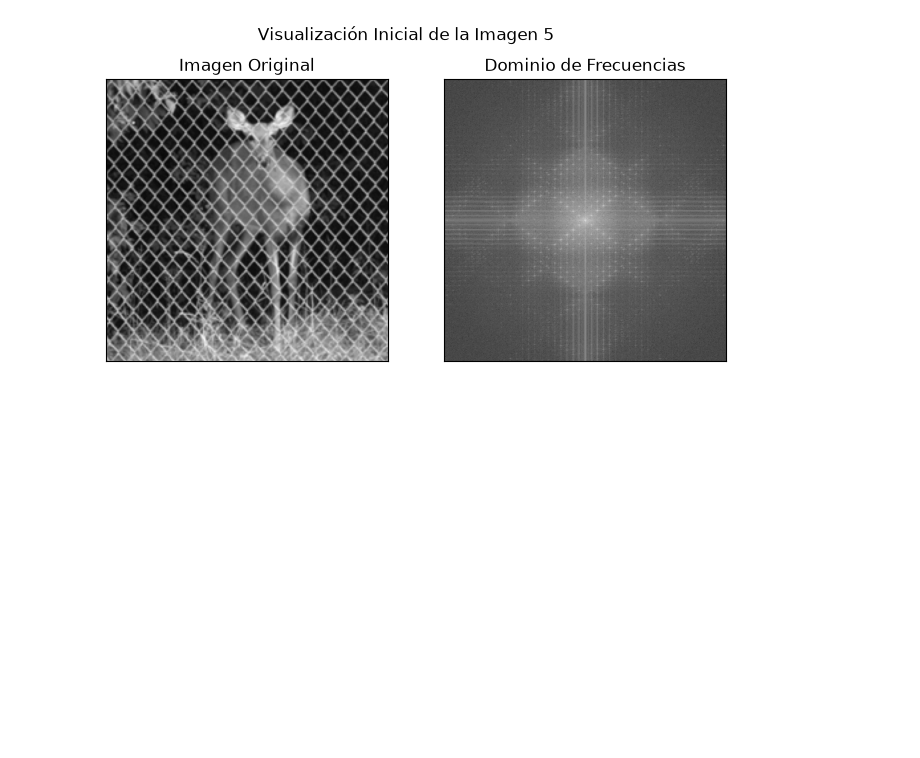
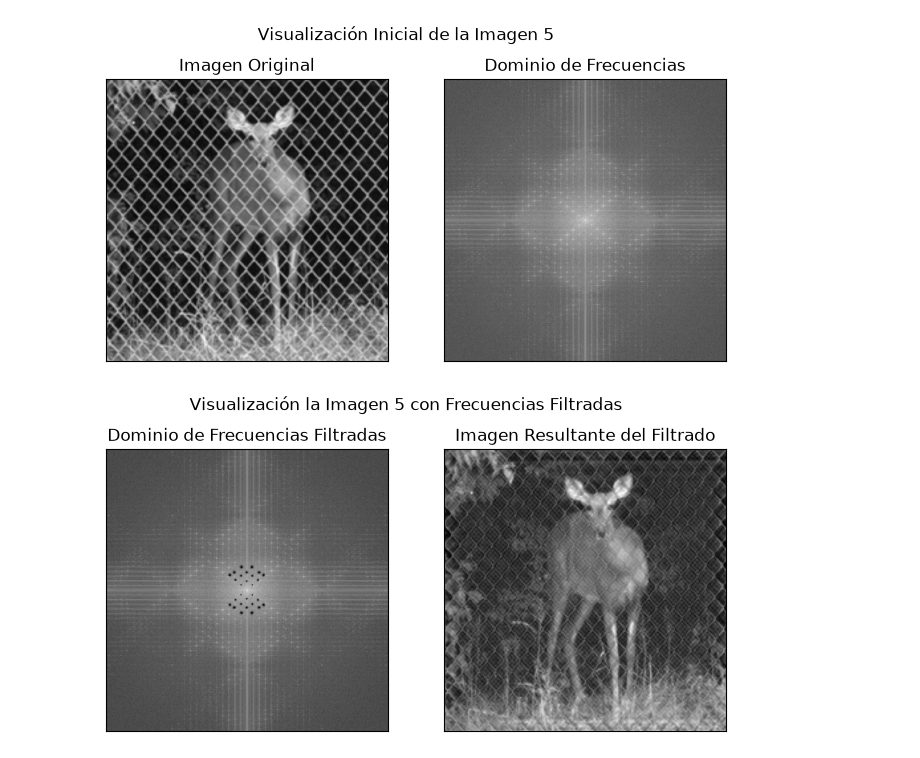
Before and after one commit to alexisuaguilaru/ProcDigImg, a Jupyter notebook: Proy04/proyecto.ipynb, the cells around one changed output. Drawn from its saved outputs; the diff is of its cells as text; code cells hidden in the pictures; blank space fills up the shorter version.

```diff
--- a/Proy04/proyecto.ipynb
+++ b/Proy04/proyecto.ipynb
@@ -327,3 +366,26 @@ fft_5 = ffts[idx]
 initial_description(img_5, fft_5, name_5);
 # %% [output]
 [figure]
+# %%
+fig, filtered_img_5 = apply_frequencies_filter(
+    fft_5,
+    name_5,
+    [
+        ((16, -14), 0.001, 2),
+        ((32, -28), 0.001, 2),
+        ((48, -42), 0.001, 2),
+        ((16, 14), 0.001, 2),
+        ((32, 28), 0.001, 2),
+        ((48, 42), 0.001, 2),
+        ((0, 25), 0.001, 2),
+        ((0, 50), 0.001, 2),
+        ((16, -40), 0.001, 2),
+        ((16, 40), 0.001, 2),
+        ((35, -50), 0.001, 2),
+        ((35, 50), 0.001, 2),
+        ((15, 65), 0.001, 2),
+        ((15, -65), 0.001, 2),
+    ]
+);
+# %% [output]
+[figure, added]
```
Also changed, not shown: parts of 3 cells of this notebook, 15 other files.
